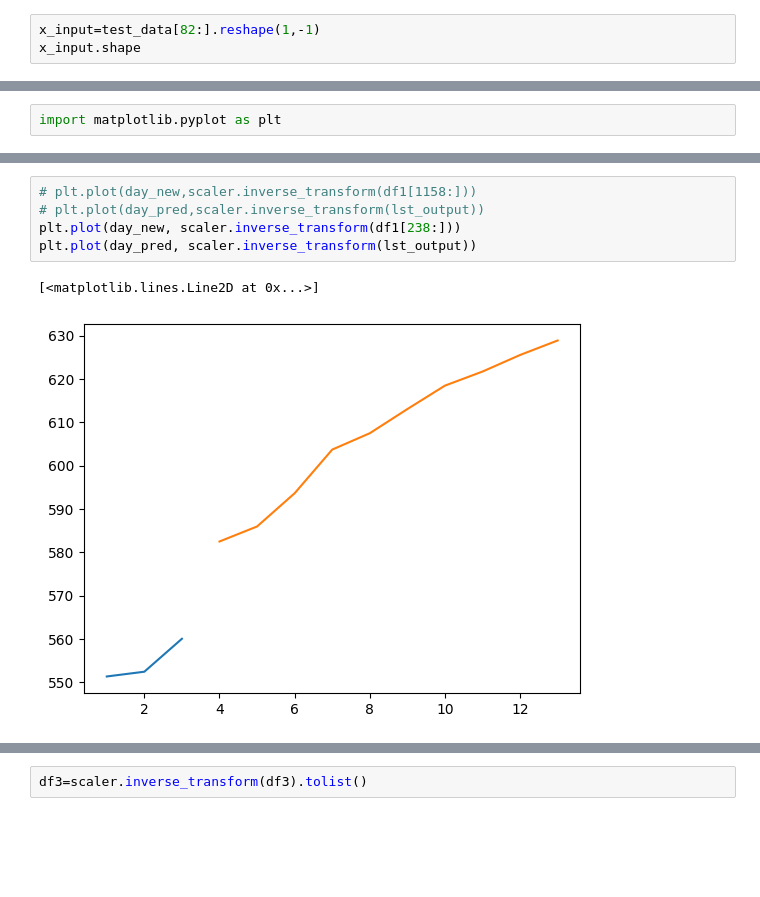
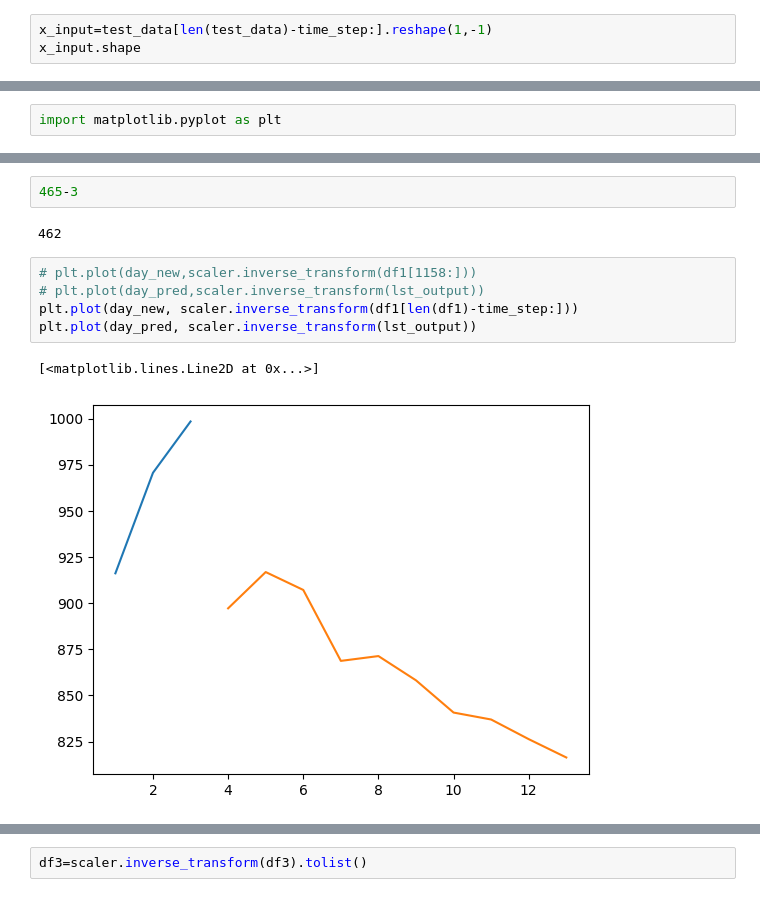
Before and after one commit to sourav48765/Stock-prediction, a Jupyter notebook: ReliancePrediction.ipynb, the cells around one changed output, grey strips where cells are left out. Cells and saved outputs as stored; diff of their text form; blank space fills up the shorter version.

```diff
--- a/ReliancePrediction.ipynb
+++ b/ReliancePrediction.ipynb
@@ -318,5 +325,5 @@ len(test_data)
 # %%
-x_input=test_data[82:].reshape(1,-1)
+x_input=test_data[len(test_data)-time_step:].reshape(1,-1)
 x_input.shape
 # %% [output]
 (1, 3)
@@ -393,9 +400,13 @@ len(df1)
+# %%
+465-3
+# %% [output]
+462
 # %%
 # plt.plot(day_new,scaler.inverse_transform(df1[1158:]))
 # plt.plot(day_pred,scaler.inverse_transform(lst_output))
-plt.plot(day_new, scaler.inverse_transform(df1[238:]))
+plt.plot(day_new, scaler.inverse_transform(df1[len(df1)-time_step:]))
 plt.plot(day_pred, scaler.inverse_transform(lst_output))
 # %% [output]
 [<matplotlib.lines.Line2D at 0x...>]
-[figure, old version]
+[figure, new version]
 # %%
```
Also changed, not shown: parts of 25 cells of this notebook, 4 other files.
